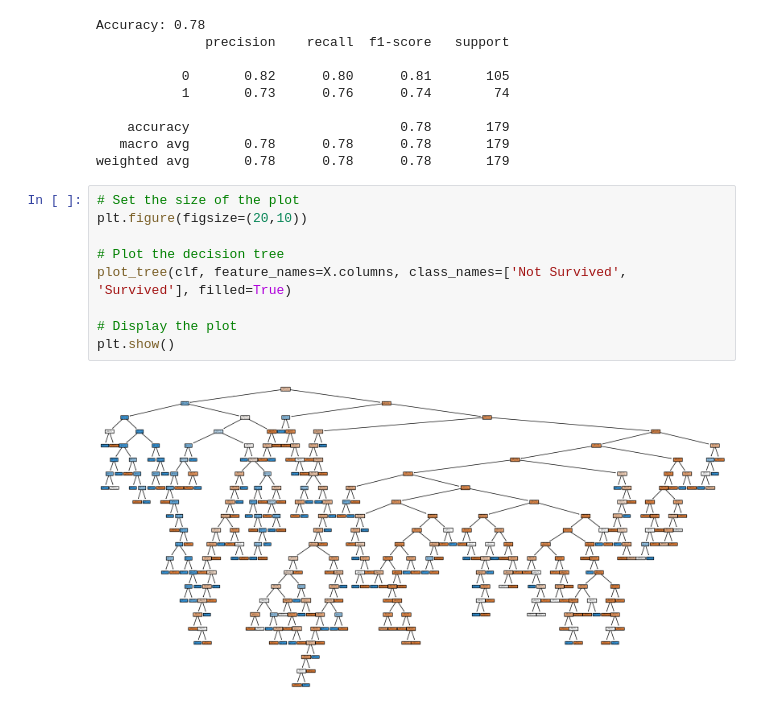
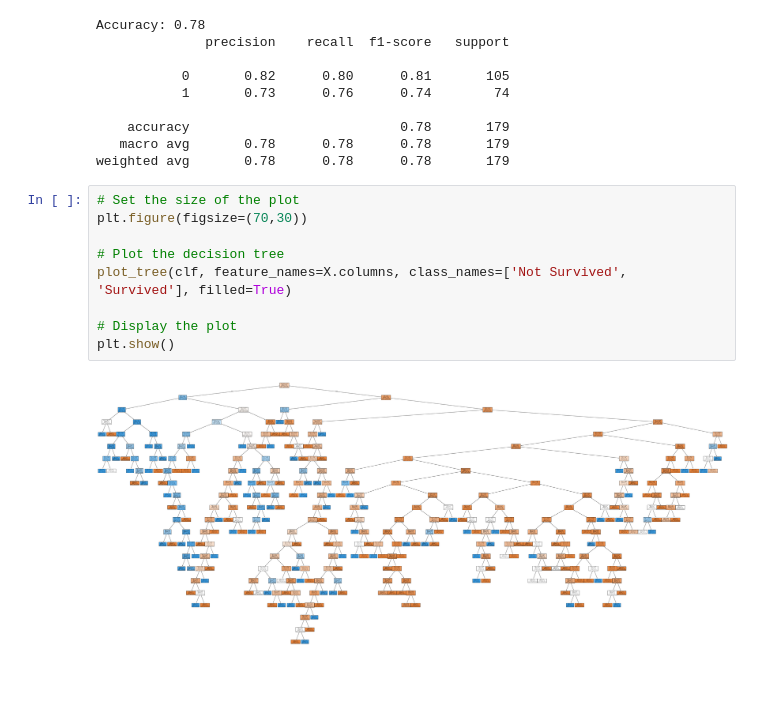
Before and after one commit to sumit1github/ml_learning, a Jupyter notebook: models/Decision Tree/decision_tree.ipynb, the cells around one changed output. Drawn from its saved outputs; the diff is of its cells as text; blank space fills up the shorter version.

```diff
--- a/models/Decision Tree/decision_tree.ipynb
+++ b/models/Decision Tree/decision_tree.ipynb
@@ -97,12 +97,12 @@ Accuracy: 0.78
 weighted avg       0.78      0.78      0.78       179
 # %%
 # Set the size of the plot
-plt.figure(figsize=(20,10))
+plt.figure(figsize=(70,30))
 
 # Plot the decision tree
 plot_tree(clf, feature_names=X.columns, class_names=['Not Survived', 'Survived'], filled=True)
 
 # Display the plot
 plt.show()
 # %% [output]
-[figure, old version]
+[figure, new version]
```
Also changed, not shown: 3 other files.
